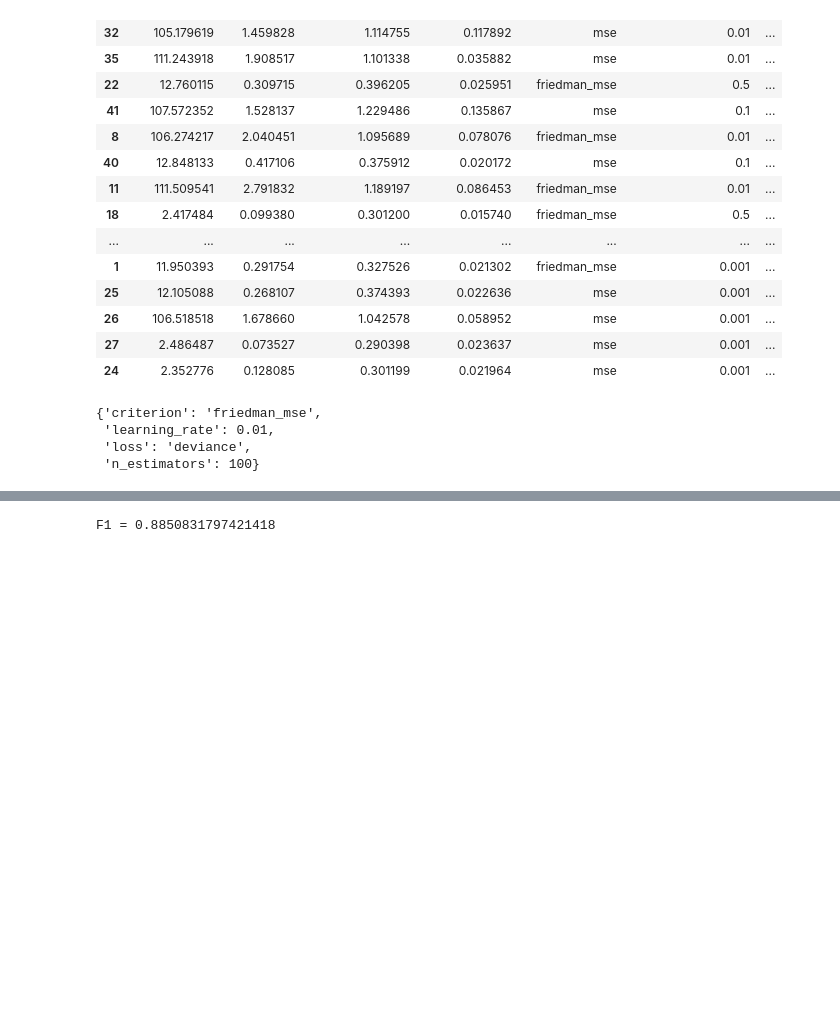
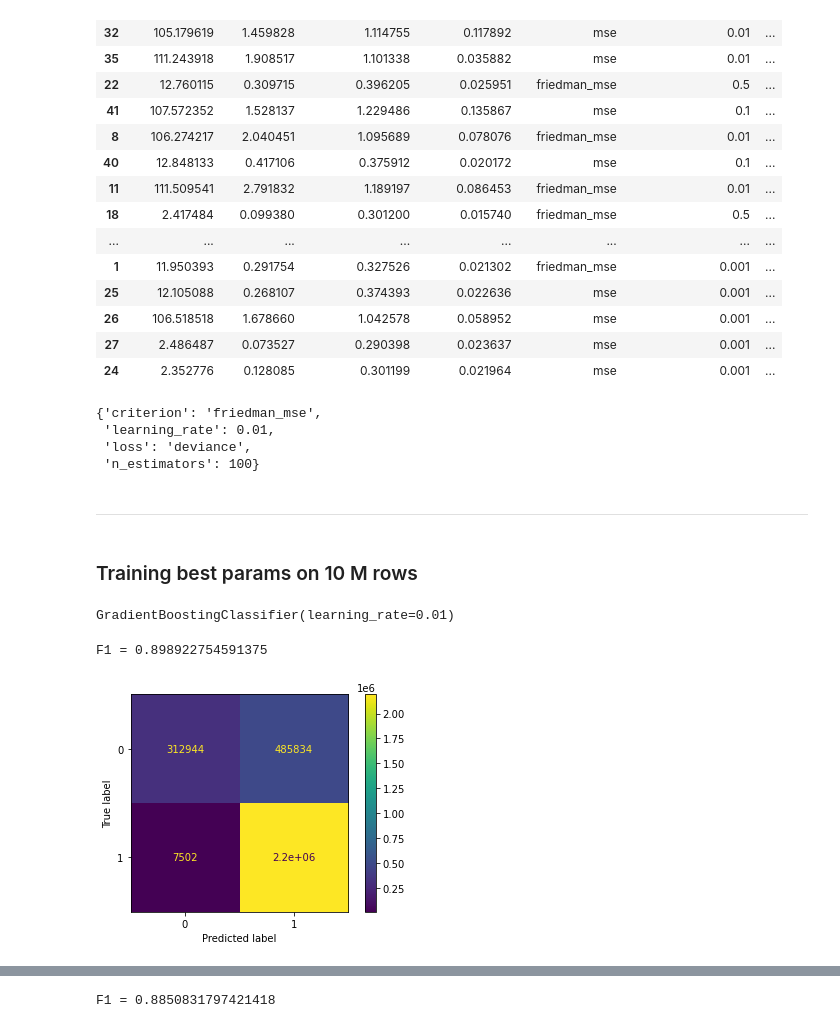
Before and after one commit to LRAbbade/IoT_anomaly_detection, a Jupyter notebook: iot23_control_training.ipynb, the cells around one changed output, grey strips where cells are left out. Saved outputs shown, nothing was run; the diff lists cells and outputs as text; code cells hidden in the pictures; blank space fills up the shorter version.

```diff
--- a/iot23_training.ipynb
+++ b/iot23_control_training.ipynb
@@ -277,3 +308,21 @@ cv.best_params_
  'learning_rate': 0.01,
  'loss': 'deviance',
  'n_estimators': 100}
+# %% [markdown]
+---
+# %% [markdown]
+### Training best params on 10 M rows
+# %%
+best = GradientBoostingClassifier(criterion='friedman_mse', learning_rate=0.01, loss='deviance', n_estimators=100)
+# %%
+best.fit(X_train, y_train)
+# %% [output]
+GradientBoostingClassifier(learning_rate=0.01)
+# %%
+y_pred = best.predict(X_test)
+# %%
+print(f'F1 =', f1_score(y_test, y_pred), '\n')
+plot_confusion_matrix(y_test, y_pred)
+# %% [output]
+F1 = 0.898922754591375
+[figure, added]
```
Also changed, not shown: parts of 24 cells of this notebook, 1 other file.
